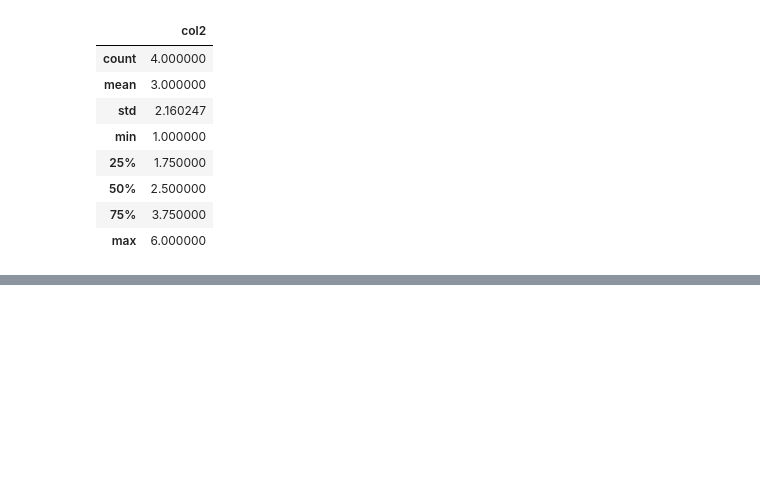
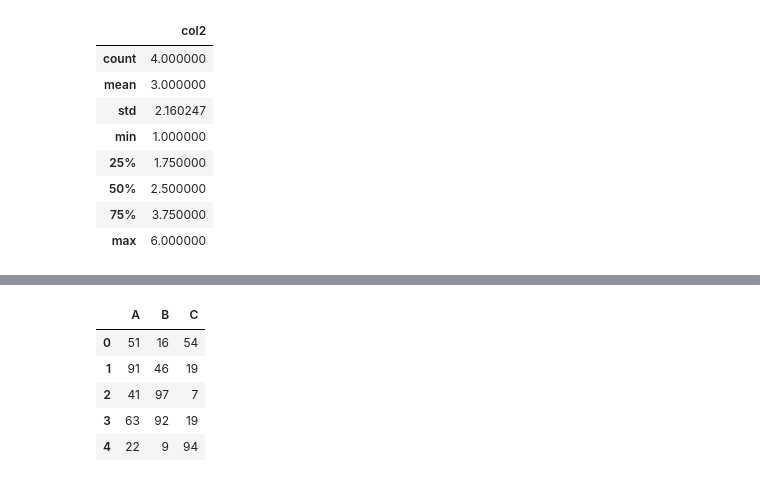
Before and after one commit to BabakDavarmanesh/Learning_Pandas, a Jupyter notebook: Learning_Pandas.ipynb, the cells around one changed output, grey strips where cells are left out. Saved outputs shown, nothing was run; the diff lists cells and outputs as text; code cells hidden in the pictures; blank space fills up the shorter version.

```diff
--- a/Learning_Pandas.ipynb
+++ b/Learning_Pandas.ipynb
@@ -292,0 +322,10 @@ frame.describe(include="number")
+# %%
+df1 = pd.DataFrame(np.random.randint(1, 100 ,size=(5,3)), columns=["A","B","C"])
+df1
+# %% [output]
+|  | A | B | C |
+| 0 | 51 | 16 | 54 |
+| 1 | 91 | 46 | 19 |
+| 2 | 41 | 97 | 7 |
+| 3 | 63 | 92 | 19 |
+| 4 | 22 | 9 | 94 |
```
Also changed, not shown: parts of 9 cells of this notebook.
